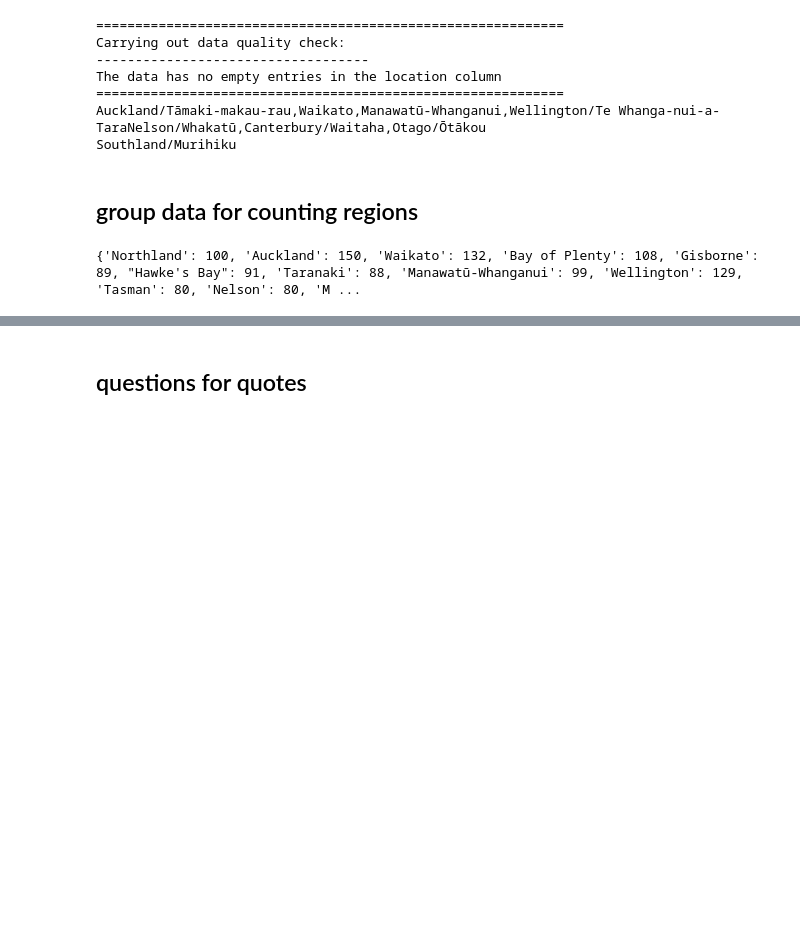
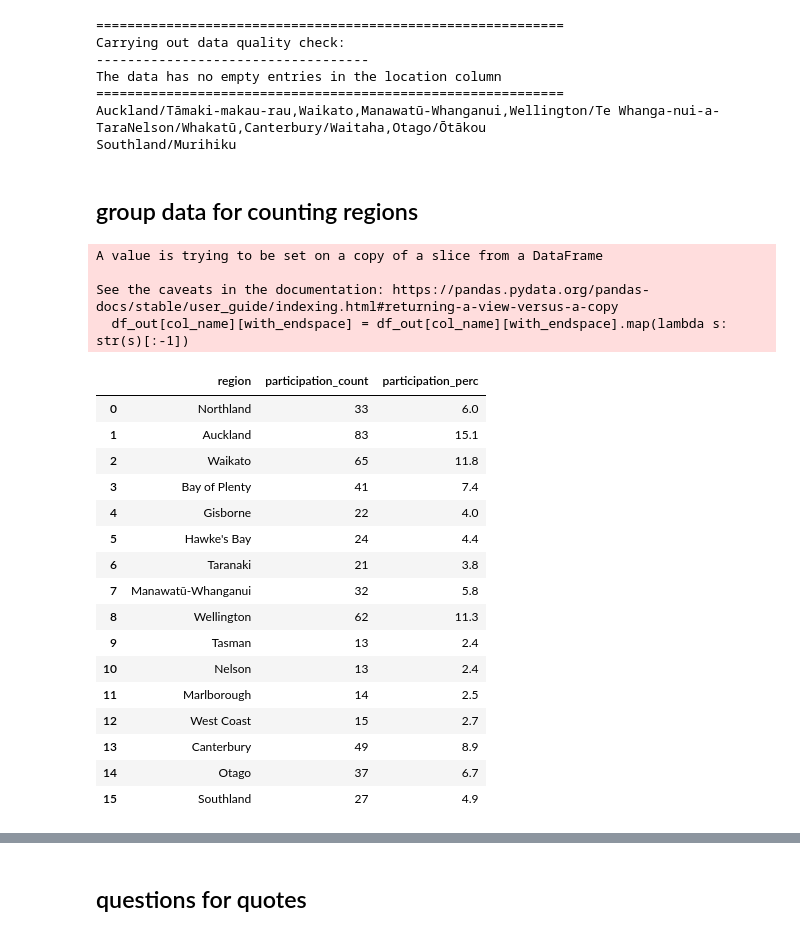
Before and after one commit to matthew-trava/huiehackathon-team2, a Jupyter notebook: gis.ipynb, the cells around one changed output, grey strips where cells are left out. Saved outputs shown, nothing was run; the diff lists cells and outputs as text; code cells hidden in the pictures; blank space fills up the shorter version.

```diff
--- a/gis.ipynb
+++ b/gis.ipynb
@@ -47,7 +47,7 @@ REGIONS = np.array(
 )
 
 # define function to aggregate data based on the columns
-def aggregate_regions(df_in, reg_cols):
+def aggregate_regions(df_in, reg_cols, col_name='location'):
     '''
     Takes raw df as input and outputs df with aggregated
     regions for each entry in new location column
@@ -55,13 +55,12 @@ def aggregate_regions(df_in, reg_cols):
     df_out = df_in.copy()
 
     df_out = df_out.replace(np.nan, '', regex=True)                        # replace nans for easier agreggation
-    df_out['location'] = df_out[reg_cols].T.agg(','.join)             # aggregation
+    df_out[col_name] = df_out[reg_cols].T.agg(','.join)             # aggregation
     df_out = df_out.replace(',,', '', regex=True)                        # gets rid of double commas
 
     return df_out
 
 
-# define function to get rid of first and last comma
 def remove_comma(df_in, which):
     '''
     Inputs df from aggregate_regions output and removes the
@@ -78,6 +77,8 @@ def remove_comma(df_in, which):
         df_out['location'][with_comma] = df_out['location'][with_comma].map(lambda s: str(s)[:-1])
 
     return df_out
+
+
 
 # define function to ensure that there's no entry with an empty location
 def gis_quality_check(df_in):
@@ -129,34 +130,68 @@ Southland/Murihiku
 #df_2020_grouped = df_2020.groupby('location')['Respondent ID'].size()
 groups = df_2020['location'].values
 
 generic_regions = [
     "All regions of the North Island/Te IkaaMāui",
     "All regions of the South Island/Te Wai Pounamu",
     "All regions of Aotearoa/New Zealand"
 ]
 
 count_reg_dict = {reg.split('/')[0]:0 for reg in REGIONS if reg not in generic_regions}
 
 redundant_regions = [
     "All regions of the South Island",
     "All regions of the North Island",
     "TaranakiWellington",
     "We don't operate in Aotearoa",
     "WaikatoAll regions of Aotearoa"
 ]
 
 for i, group in enumerate(groups):
     regions = group.split(',')
     for j, item in enumerate(regions):
         region = item.split('/')[0]
-
         if region == "All regions of Aotearoa":
-            count_reg_dict.update({f'{key}': val+1 for (key,val) in count_reg_dict.items()})
+            pass
+            #count_reg_dict.update({f'{key}': val+1 for (key,val) in count_reg_dict.items()})
         elif region in redundant_regions:
             pass
         else:
             count_reg_dict[region] += 1
 
-print(count_reg_dict)
+def remove_emptychar(df_in, col_name='region'):
+    df_out = df_in.copy()
+
+    with_endspace = [(lambda s: s[-1] == ' ')(s) for s in df_in[col_name].values]
+    df_out[col_name][with_endspace] = df_out[col_name][with_endspace].map(lambda s: str(s)[:-1])
+
+    return df_out
+
+# turn dictionary into
+df_regcount = pd.DataFrame(count_reg_dict.items(), columns=['region', 'participation_count'])
+df_regcount = remove_emptychar(df_regcount, col_name='region')
+# add partcipation percentage
+df_regcount['participation_perc'] = np.round((df_regcount.participation_count/df_regcount.participation_count.sum())*100, 1)
+
+df_regcount
 # %% [output]
-{'Northland': 100, 'Auckland': 150, 'Waikato': 132, 'Bay of Plenty': 108, 'Gisborne': 89, "Hawke's Bay": 91, 'Taranaki': 88, 'Manawatū-Whanganui': 99, 'Wellington': 129, 'Tasman': 80, 'Nelson': 80, 'M ...
+A value is trying to be set on a copy of a slice from a DataFrame
+
+See the caveats in the documentation: https://pandas.pydata.org/pandas-docs/stable/user_guide/indexing.html#returning-a-view-versus-a-copy
+  df_out[col_name][with_endspace] = df_out[col_name][with_endspace].map(lambda s: str(s)[:-1])
+|  | region | participation_count | participation_perc |
+| 0 | Northland | 33 | 6.0 |
+| 1 | Auckland | 83 | 15.1 |
+| 2 | Waikato | 65 | 11.8 |
+| 3 | Bay of Plenty | 41 | 7.4 |
+| 4 | Gisborne | 22 | 4.0 |
+| 5 | Hawke's Bay | 24 | 4.4 |
+| 6 | Taranaki | 21 | 3.8 |
+| 7 | Manawatū-Whanganui | 32 | 5.8 |
+| 8 | Wellington | 62 | 11.3 |
+| 9 | Tasman | 13 | 2.4 |
+| 10 | Nelson | 13 | 2.4 |
+| 11 | Marlborough | 14 | 2.5 |
+| 12 | West Coast | 15 | 2.7 |
+| 13 | Canterbury | 49 | 8.9 |
+| 14 | Otago | 37 | 6.7 |
+| 15 | Southland | 27 | 4.9 |
```
Also changed, not shown: parts of 4 cells of this notebook.
